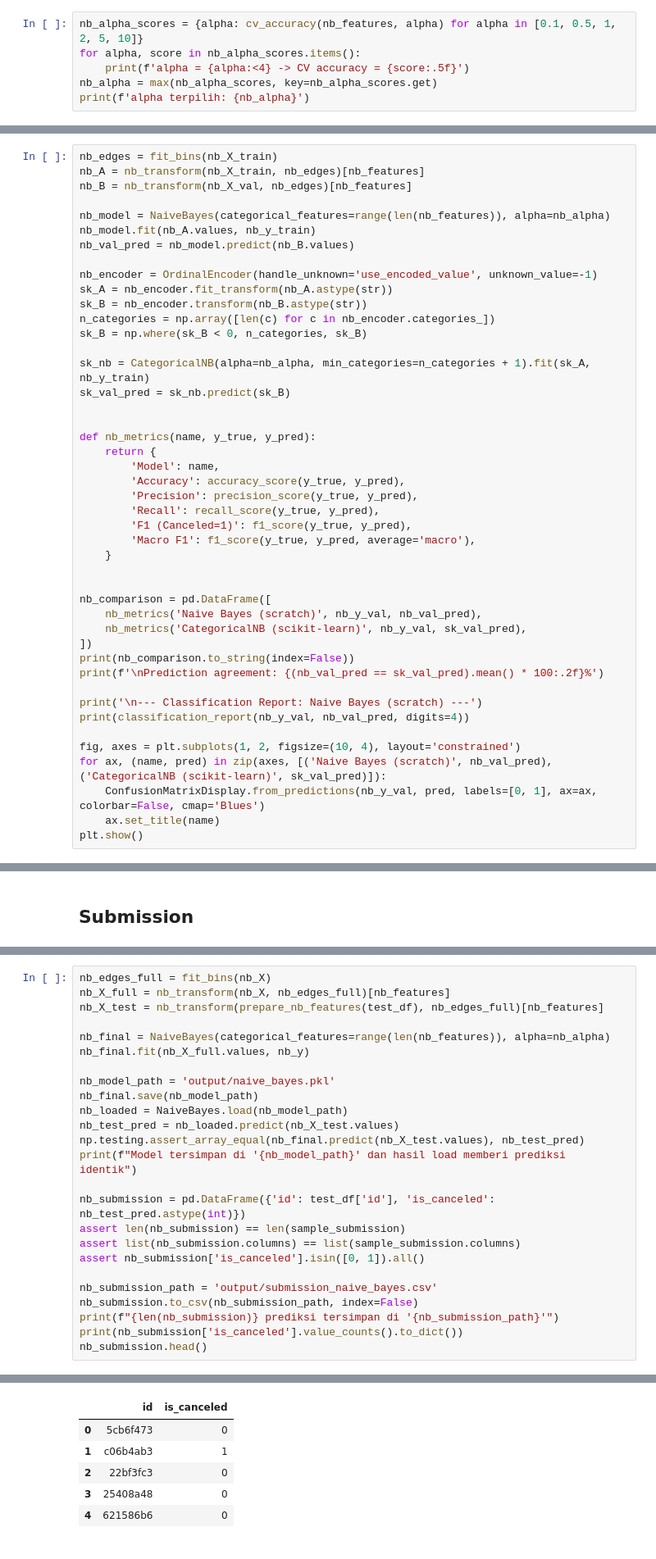
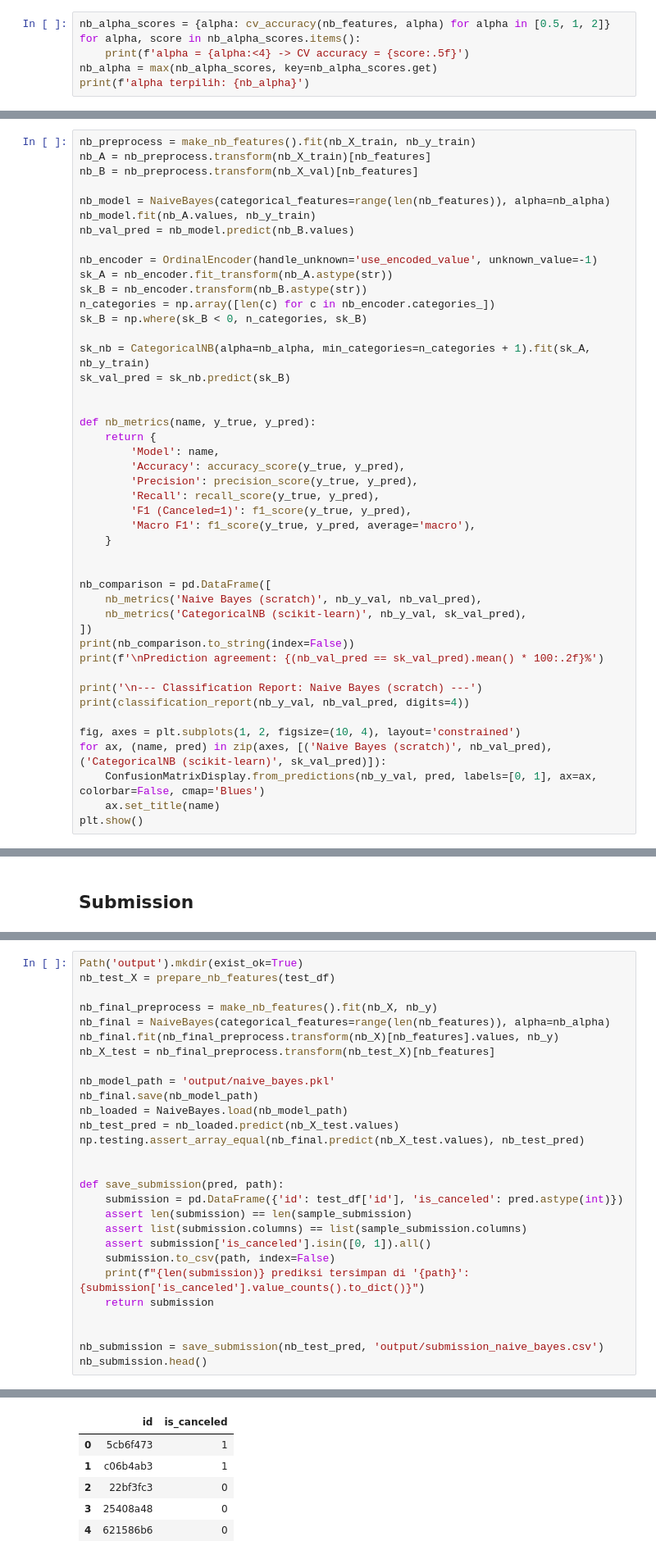
Before and after one commit to ethj0r/IF3170_G06_PhilippsLeatherJacket, a Jupyter notebook: main.ipynb, the cells around one changed output, grey strips where cells are left out. Shown at 82% size. Drawn from its saved outputs; the diff is of its cells as text.

Commit message:
feat(nb): final weighted nb submission

```diff
--- a/main.ipynb
+++ b/main.ipynb
@@ -664,7 +611,7 @@ Fitur terpilih: ['lead*year_month', 'requests*channel', 'channel*weekday_nights'
 # %% [markdown]
 #### Tuning Laplace smoothing $\alpha$
 # %%
-nb_alpha_scores = {alpha: cv_accuracy(nb_features, alpha) for alpha in [0.1, 0.5, 1, 2, 5, 10]}
+nb_alpha_scores = {alpha: cv_accuracy(nb_features, alpha) for alpha in [0.5, 1, 2]}
 for alpha, score in nb_alpha_scores.items():
     print(f'alpha = {alpha:<4} -> CV accuracy = {score:.5f}')
 nb_alpha = max(nb_alpha_scores, key=nb_alpha_scores.get)
@@ -684,7 +628,7 @@ Pembanding yang setara adalah `CategoricalNB`. Karena `CategoricalNB` tidak mene
 # %%
-nb_edges = fit_bins(nb_X_train)
-nb_A = nb_transform(nb_X_train, nb_edges)[nb_features]
-nb_B = nb_transform(nb_X_val, nb_edges)[nb_features]
+nb_preprocess = make_nb_features().fit(nb_X_train, nb_y_train)
+nb_A = nb_preprocess.transform(nb_X_train)[nb_features]
+nb_B = nb_preprocess.transform(nb_X_val)[nb_features]
 
 nb_model = NaiveBayes(categorical_features=range(len(nb_features)), alpha=nb_alpha)
 nb_model.fit(nb_A.values, nb_y_train)
@@ -801,26 +845,29 @@ draw_nb_graph(nb_model, nb_features, 'output/naive_bayes_graph.png')
 # %%
-nb_edges_full = fit_bins(nb_X)
-nb_X_full = nb_transform(nb_X, nb_edges_full)[nb_features]
-nb_X_test = nb_transform(prepare_nb_features(test_df), nb_edges_full)[nb_features]
+Path('output').mkdir(exist_ok=True)
+nb_test_X = prepare_nb_features(test_df)
 
+nb_final_preprocess = make_nb_features().fit(nb_X, nb_y)
 nb_final = NaiveBayes(categorical_features=range(len(nb_features)), alpha=nb_alpha)
-nb_final.fit(nb_X_full.values, nb_y)
+nb_final.fit(nb_final_preprocess.transform(nb_X)[nb_features].values, nb_y)
+nb_X_test = nb_final_preprocess.transform(nb_test_X)[nb_features]
 
 nb_model_path = 'output/naive_bayes.pkl'
 nb_final.save(nb_model_path)
 nb_loaded = NaiveBayes.load(nb_model_path)
 nb_test_pred = nb_loaded.predict(nb_X_test.values)
 np.testing.assert_array_equal(nb_final.predict(nb_X_test.values), nb_test_pred)
-print(f"Model tersimpan di '{nb_model_path}' dan hasil load memberi prediksi identik")
 
-nb_submission = pd.DataFrame({'id': test_df['id'], 'is_canceled': nb_test_pred.astype(int)})
-assert len(nb_submission) == len(sample_submission)
-assert list(nb_submission.columns) == list(sample_submission.columns)
-assert nb_submission['is_canceled'].isin([0, 1]).all()
 
-nb_submission_path = 'output/submission_naive_bayes.csv'
-nb_submission.to_csv(nb_submission_path, index=False)
-print(f"{len(nb_submission)} prediksi tersimpan di '{nb_submission_path}'")
-print(nb_submission['is_canceled'].value_counts().to_dict())
+def save_submission(pred, path):
+    submission = pd.DataFrame({'id': test_df['id'], 'is_canceled': pred.astype(int)})
+    assert len(submission) == len(sample_submission)
+    assert list(submission.columns) == list(sample_submission.columns)
+    assert submission['is_canceled'].isin([0, 1]).all()
+    submission.to_csv(path, index=False)
+    print(f"{len(submission)} prediksi tersimpan di '{path}': {submission['is_canceled'].value_counts().to_dict()}")
+    return submission
+
+
+nb_submission = save_submission(nb_test_pred, 'output/submission_naive_bayes.csv')
 nb_submission.head()
 # %% [output]
@@ -830,5 +875,5 @@ Model tersimpan di 'output/naive_bayes.pkl' dan hasil load memberi prediksi iden
 |  | id | is_canceled |
-| 0 | 5cb6f473 | 0 |
+| 0 | 5cb6f473 | 1 |
 | 1 | c06b4ab3 | 1 |
 | 2 | 22bf3fc3 | 0 |
 | 3 | 25408a48 | 0 |
```
Also changed, not shown: parts of 18 cells of this notebook, 4 other files.
